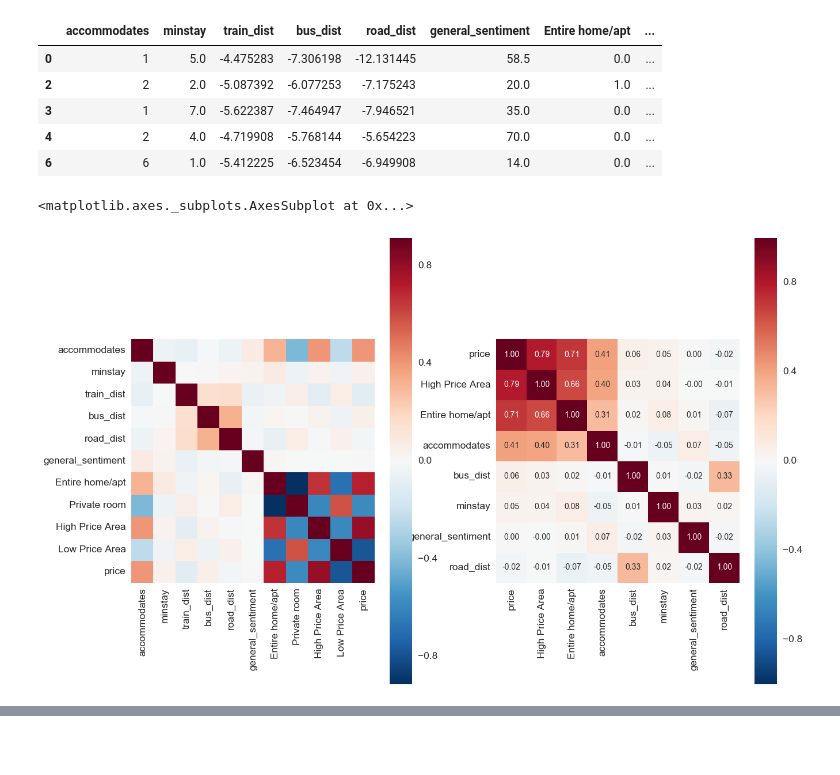
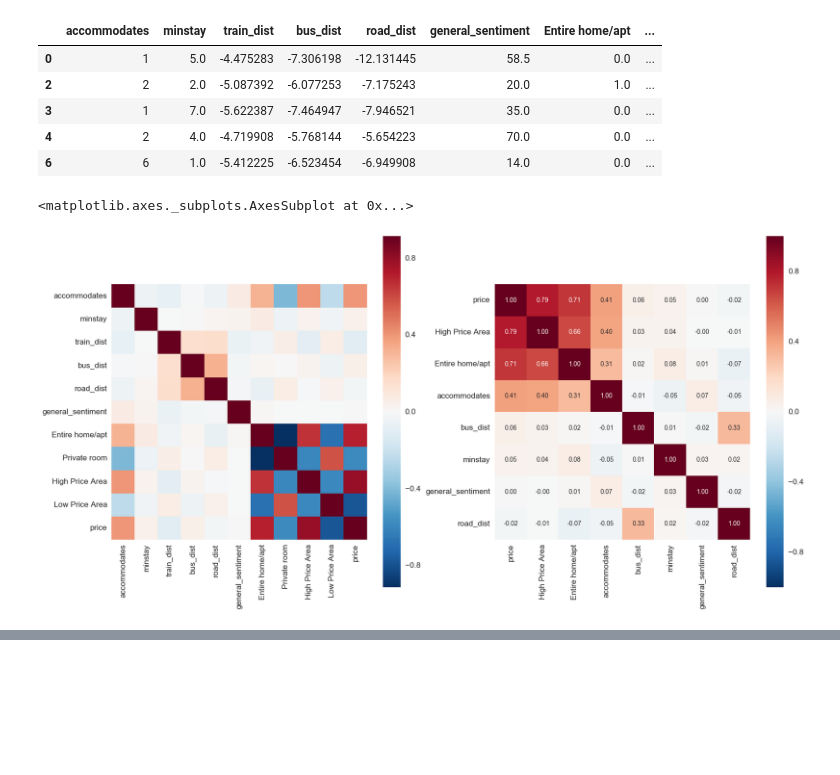
Before and after one commit to terryluzj/ba-data-driven-marketing, a Jupyter notebook: Airbnb - Singapore.ipynb, the cells around one changed output, grey strips where cells are left out. Cells and saved outputs as stored; diff of their text form; code cells hidden in the pictures; blank space fills up the shorter version.

```diff
--- a/Airbnb - Singapore.ipynb
+++ b/Airbnb - Singapore.ipynb
@@ -6,5 +7,3 @@ import seaborn as sns
 %matplotlib inline
-# %%
-sns.set_palette("Set2", n_colors=20, desat=.6)
 # %%
 airbnb = pd.read_csv("airbnb-with-distances.csv")
@@ -62,12 +101,13 @@ min         10.000000
 max       7957.000000
 Name: price, dtype: float64
 # %%
+sns.set()
 fig, ax = plt.subplots(2,1)
 fig.set_size_inches(15, 10)
 print("Skewness: %f" % airbnb["price"].skew())
 print("Kurtosis: %f" % airbnb["price"].kurt())
 sns.distplot(airbnb["price"], ax=ax[0])
-sns.distplot(airbnb["price"].apply(np.log), ax=ax[1])
+sns.distplot(airbnb["price"].apply(np.log), ax=ax[1], fit=norm)
 ax[1].set_xlabel("log(price)")
 # %% [output]
 Skewness: 26.059082
@@ -77,4 +117,5 @@ Kurtosis: 1433.335820
 # %%
+sns.set_palette("Set3", n_colors=16, desat=.5)
 fig, ax = plt.subplots(1,2)
 fig.set_size_inches(15, 5)
 sns.boxplot(x="bedrooms", y=airbnb["price"].apply(np.log), data=airbnb, ax=ax[0])
@@ -123,6 +164,7 @@ sns.heatmap(cm, cbar=True, annot=True, square=True, fmt='.2f', annot_kws={'size'
 <matplotlib.axes._subplots.AxesSubplot at 0x...>
 [figure]
 # %%
+sns.set_palette("Set3", n_colors=16, desat=.5)
 fig, ax = plt.subplots()
 fig.set_size_inches(15, 5)
 sns.boxplot(x="overall_satisfaction", y="reviews", data=airbnb)
@@ -299,19 +340,19 @@ airbnb_new.head()
 # %%
 corr_new = airbnb_new.corr()
 corr_mat_new = airbnb_new.corr()
 k = 8
 cols_new = corr_mat_new.nlargest(k, "price")["price"].index
 cm_new = np.corrcoef(airbnb_new[cols_new].values.T)
 
 sns.set(font_scale=1.25)
 fig, ax = plt.subplots(1,2)
-fig.set_size_inches(15, 10)
+fig.set_size_inches(20, 10)
 sns.heatmap(corr_new, vmax=.8, square=True, ax=ax[0])
 sns.heatmap(cm_new, cbar=True, annot=True, square=True, fmt='.2f', annot_kws={'size': 10},
                  yticklabels=cols_new.values, xticklabels=cols_new.values, ax=ax[1])
 # %% [output]
 <matplotlib.axes._subplots.AxesSubplot at 0x...>
-[figure, old version]
+[figure, new version]
 # %%
 import statsmodels.api as sm
 new_model = sm.OLS(airbnb_y, airbnb_X)
```
Also changed, not shown: parts of 23 cells of this notebook, 4 other files.
